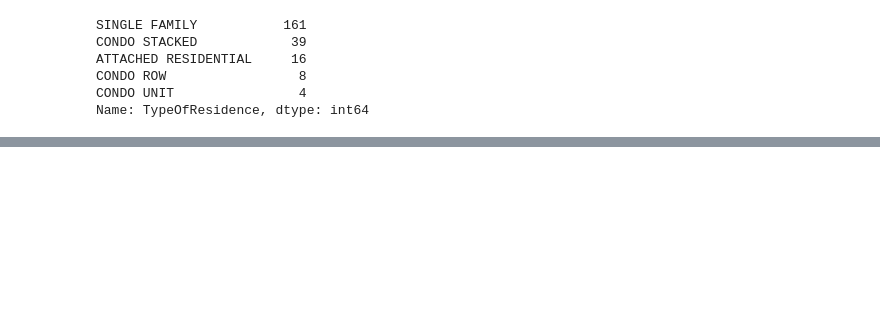
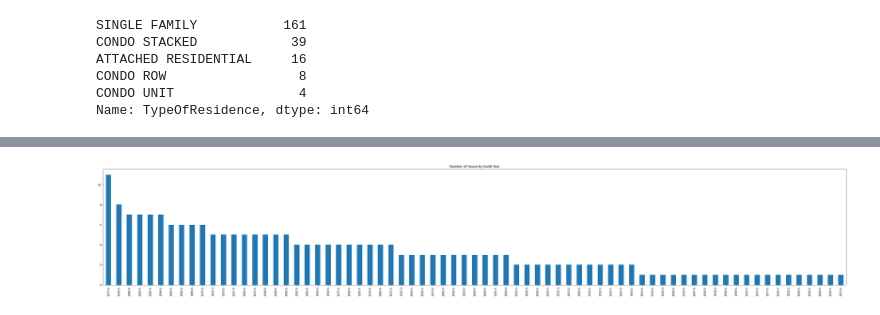
Before and after one commit to ajwu100/GROUP-9-PROJECT-1, a Jupyter notebook: house_attributes.ipynb, the cells around one changed output, grey strips where cells are left out. Cells and saved outputs as stored; diff of their text form; code cells hidden in the pictures; blank space fills up the shorter version.

```diff
--- a/house_attributes.ipynb
+++ b/house_attributes.ipynb
@@ -64 +73,9 @@ year
 Name: YearBuilt, Length: 71, dtype: int64
+# %%
+plt.figure(figsize=(50, 8))
+year.plot(kind="bar", x="YearBuilt", y=year)
+plt.title("Number of Houses by Build Year")
+plt.tight_layout
+plt.savefig("house by build year")
+# %% [output]
+[figure, added]
```
Also changed, not shown: parts of 9 cells of this notebook, 1 other file.
